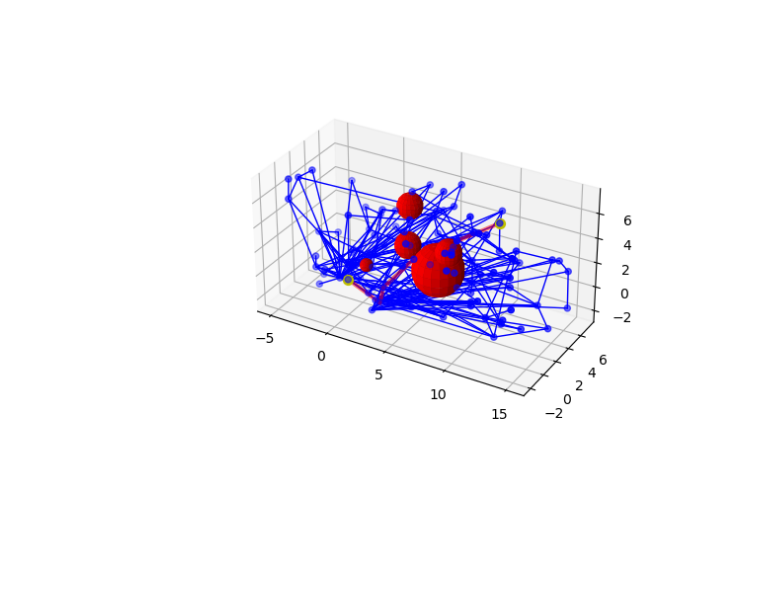
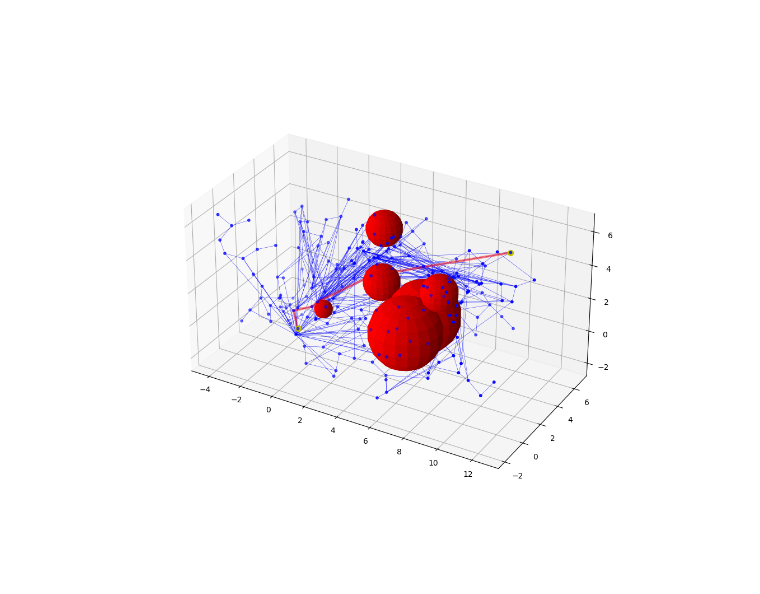
Before and after one commit to andrejcarlo/pdm_drone, a Jupyter notebook: 3D RRT.ipynb, the cells around one changed output. Cells and saved outputs as stored; diff of their text form; code cells hidden in the pictures; blank space fills up the shorter version.

```diff
--- a/3D RRT.ipynb
+++ b/3D RRT.ipynb
@@ -8,7 +8,8 @@ Created on Mon Nov 28 21:26:12 2022
 %matplotlib widget
 
 import math
-from random import random, randrange, uniform
+import time
+from random import random, randrange, uniform, choice
 
 from mpl_toolkits.mplot3d import Axes3D
 import matplotlib.pyplot as plt
@@ -63,7 +64,7 @@ class Graph:
 
         else:
             select = random()
-            if select < bias:
+            if select > bias:
                 # create random values between 0 and 1
                 x = random()
                 y = random()
@@ -74,10 +75,12 @@ class Graph:
                 posz = self.searchbegin_z - z*self.searchboxsize_z*2
             else:
                 rand_obs = randrange(0,len(obstacles))
-                total_radius = obstacles[rand_obs][3] + rand_radius
-                posx = obstacles[rand_obs][0]+ uniform(-total_radius,total_radius)
-                posy = obstacles[rand_obs][1]+ uniform(-total_radius,total_radius)
-                posz = obstacles[rand_obs][2]+ uniform(-total_radius,total_radius)
+                direction = np.array((uniform(-1,1), uniform(-1,1), uniform(-1,1)))
+                length = np.linalg.norm(direction)
+                rand_pos = (direction/length)*(obstacles[rand_obs][3] + uniform(0.,rand_radius))
+                posx = obstacles[rand_obs][0]+ rand_pos[0]
+                posy = obstacles[rand_obs][1]+ rand_pos[1]
+                posz = obstacles[rand_obs][2]+ rand_pos[2]
 
         return posx, posy, posz
     def add_vertex(self, vertex):
@@ -96,7 +99,7 @@ class Graph:
         self.connections[idx2].append((idx1, cost))
 
 # RRT algorithm
-def RRT(startposition, endposition, obstacles, iterations, threshold, rand_radius, bias, obstacle_bias):
+def RRT(startposition, endposition, obstacles, iterations, threshold, rand_radius, bias, obstacle_bias, stepsize):
     RRT_Graph = Graph(startposition, endposition)
 
     for i in range(iterations):
@@ -108,6 +111,9 @@ def RRT(startposition, endposition, obstacles, iterations, threshold, rand_radiu
         near_vex, near_idx = nearest_node(RRT_Graph, randpos, obstacles)
         if near_vex is None:
             continue
+
+        if stepsize is not None:
+            randpos = reshape(randpos, near_vex, stepsize)
 
         new_idx = RRT_Graph.add_vertex(randpos)
         dist = distance(near_vex,randpos)
@@ -121,7 +127,7 @@ def RRT(startposition, endposition, obstacles, iterations, threshold, rand_radiu
     return RRT_Graph
 
 # RRT* algorithm
-def RRT_s(startposition, endposition, obstacles, iterations, threshold, rand_radius, bias, obstacle_bias):
+def RRT_s(startposition, endposition, obstacles, iterations, threshold, rand_radius, bias, obstacle_bias, stepsize):
     RRT_Graph = Graph(startposition, endposition)
 
     for i in range(iterations):
@@ -133,6 +139,9 @@ def RRT_s(startposition, endposition, obstacles, iterations, threshold, rand_rad
         near_vex, near_idx = nearest_node(RRT_Graph, randpos, obstacles)
         if near_vex is None:
             continue
+
+        if stepsize is not None:
+            randpos = reshape(randpos, near_vex, stepsize)
 
         new_idx = RRT_Graph.add_vertex(randpos)
         dist = distance(near_vex,randpos)
@@ -172,24 +181,27 @@ def RRT_s(startposition, endposition, obstacles, iterations, threshold, rand_rad
 
 
 # Plotting function
-def plot_graph(Graph, obstacles, startposition, endposition, found_path=None):
-    fig = plt.figure()
+def plot_graph(Graph, obstacles, startposition, endposition, RRT_time, found_path = None, dijkstra_time = None):
+    fig = plt.figure(figsize=(10, 10))
     ax = plt.axes(projection ='3d')
-    size_x = endposition[0] - startposition[0]
-    size_y = endposition[1] - startposition[1]
-    size_z = endposition[2] - startposition[2]
+    vertices = np.asarray(Graph.vertices)
+
+    size_x = max(vertices[:,0:1]) - min(vertices[:,0:1])
+    size_y = max(vertices[:,1:2]) - min(vertices[:,1:2])
+    size_z = max(vertices[:,2:]) - min(vertices[:,2:])
 
     vex_x = [x for x, y, z in Graph.vertices]
     vex_y = [y for x, y, z in Graph.vertices]
     vex_z = [z for x, y, z in Graph.vertices]
 
     for obstacle in range(len(obstacles)):
+        u, v = np.mgrid[0:2*np.pi:20j, 0:np.pi:10j]
         x = obstacles[obstacle][0]+obstacles[obstacle][3]*np.cos(u)*np.sin(v)
         y = obstacles[obstacle][1]+obstacles[obstacle][3]*np.sin(u)*np.sin(v)
         z = obstacles[obstacle][2]+obstacles[obstacle][3]*np.cos(v)
         ax.plot_surface(x, y, z, color="r")
 
-    ax.scatter(vex_x,vex_y,vex_z, color="b")
+    ax.scatter(vex_x,vex_y,vex_z, s=10, color="b")
     ax.scatter(Graph.startposition[0],Graph.startposition[1],Graph.startposition[2],s=50, color="y")
     ax.scatter(Graph.endposition[0],Graph.endposition[1],Graph.endposition[2],s=50, color="y")
 
@@ -197,18 +209,31 @@ def plot_graph(Graph, obstacles, startposition, endposition, found_path=None):
         x = np.array([Graph.vertices[edge[0]][0],Graph.vertices[edge[1]][0]])
         y = np.array([Graph.vertices[edge[0]][1],Graph.vertices[edge[1]][1]])
         z = np.array([Graph.vertices[edge[0]][2],Graph.vertices[edge[1]][2]])
-        ax.plot3D(x, y, z, color="b",linewidth=1)
+        ax.plot3D(x, y, z, color="b",linewidth=0.3)
 
     if found_path is not None:
+        length = 0.
         for path in range(len(found_path)-1):
             x = np.array([found_path[path][0],found_path[path+1][0]])
             y = np.array([found_path[path][1],found_path[path+1][1]])
             z = np.array([found_path[path][2],found_path[path+1][2]])
+            length = length + distance((found_path[path][0],found_path[path][1],found_path[path][2]),(found_path[path+1][0],found_path[path+1][1],found_path[path+1][2]))
+            ax.plot3D(x, y, z, color="r",linewidth=3, alpha=0.5)
+        print('A path was found, with length:', round(length,2))
+        print('The direct path is of length:', round(distance(startposition,endposition),2))
+        print('The RRT generation took: '+str(round(RRT_time,2))+ 's')
+        print('The Dijkstra path finding took: '+str(dijkstra_time)+'s')
 
-            ax.plot3D(x, y, z, color="r",linewidth=3, alpha=0.5)
+    if found_path is None:
+        print('No path was found.')
+        print('The RRT generation took: '+str(round(RRT_time,2))+ 's')
+
     ax.set_box_aspect(aspect = (size_x/size_z,size_y/size_z,1))
+    #ax.set_aspect('equal', adjustable='box')
     plt.show()
-    print('A path was found:', Graph.found_path)
+
+
+
 
 # calculate intersection between line and obstacle
 # still needs some work, only works for spheres
@@ -263,6 +288,14 @@ def nearest_node(Graph, vertex, obstacles):
             near_vex = graph_vertex
     return near_vex, near_idx
 
+def reshape(randpos, near_vex, stepsize):
+    direction = np.array(randpos) - np.array(near_vex)
+    length = np.linalg.norm(direction)
+    direction = (direction / length) * min (stepsize, length) # find whether stepsize or length is smallest
+
+    shortend_vertex = (near_vex[0]+direction[0], near_vex[1]+direction[1], near_vex[2]+direction[2]) # create a shorter line
+    return shortend_vertex
+
 def dijkstra(Graph):
 
     # Dijkstra algorithm for finding shortest path from start position to end, from MIT License Copyright (c) 2019 Fanjin Zeng
@@ -298,24 +331,33 @@ def dijkstra(Graph):
     return list(path)
 
 if __name__ == '__main__':
+
     startposition = (0.,0.,0.)
     endposition = (10.,5.,5.)
-    obstacles = [(1.,1.,1.,.5),(3.,4.,5.,1.),(4,2,3,1),(6,3,1,2),(8,1,4,1)]
-    iterations = 100
-    threshold = 2 #for marking the end position as found
+    obstacles = [(1.,1.,1.,.5),(3.,4.,5.,1.),(4,2,3,1),(6,3,1,2),(6,1,1,2),(8,1,4,1)]
+    iterations = 200
+    threshold = 2. #for marking the end position as found
+    stepsize = 1. # stepsize of newly generated vertices
 
     #some parameters for the obstacle bias attempt
-    bias = 0.5
-    obstacle_bias = False
-    rand_radius = 1.
+    obstacle_bias = True
+    bias = 0.2
+    rand_radius = 0.5
 
-    #Graph = RRT(startposition, endposition, obstacles, iterations, threshold, rand_radius, bias, obstacle_bias)
-    Graph = RRT_s(startposition, endposition, obstacles, iterations, threshold, rand_radius, bias, obstacle_bias)
-
+    start_RRT = time.time() #record start time
+    #Graph = RRT(startposition, endposition, obstacles, iterations, threshold, rand_radius, bias, obstacle_bias, stepsize)
+    Graph = RRT_s(startposition, endposition, obstacles, iterations, threshold, rand_radius, bias, obstacle_bias, stepsize)
+    end_RRT = time.time()
+    RRT_time = end_RRT - start_RRT
     if Graph.found_path:
+        start_dijkstra = time.time()
         path = dijkstra(Graph)
+        end_dijkstra = time.time()
+        dijkstra_time = end_dijkstra - start_dijkstra
+        print('The vertices of the path are:')
         print(path)
-        plot_graph(Graph, obstacles, startposition, endposition, path)
+        print()
+        plot_graph(Graph, obstacles, startposition, endposition, RRT_time, path, dijkstra_time)
     else:
-        plot_graph(Graph, obstacles, startposition, endposition)
+        plot_graph(Graph, obstacles, startposition, endposition, RRT_time)
 # %% [output]
@@ -323 +371 @@ if __name__ == '__main__':
-[figure, old version]
+[figure, new version]
```
Also changed, not shown: parts of 1 cell of this notebook.
